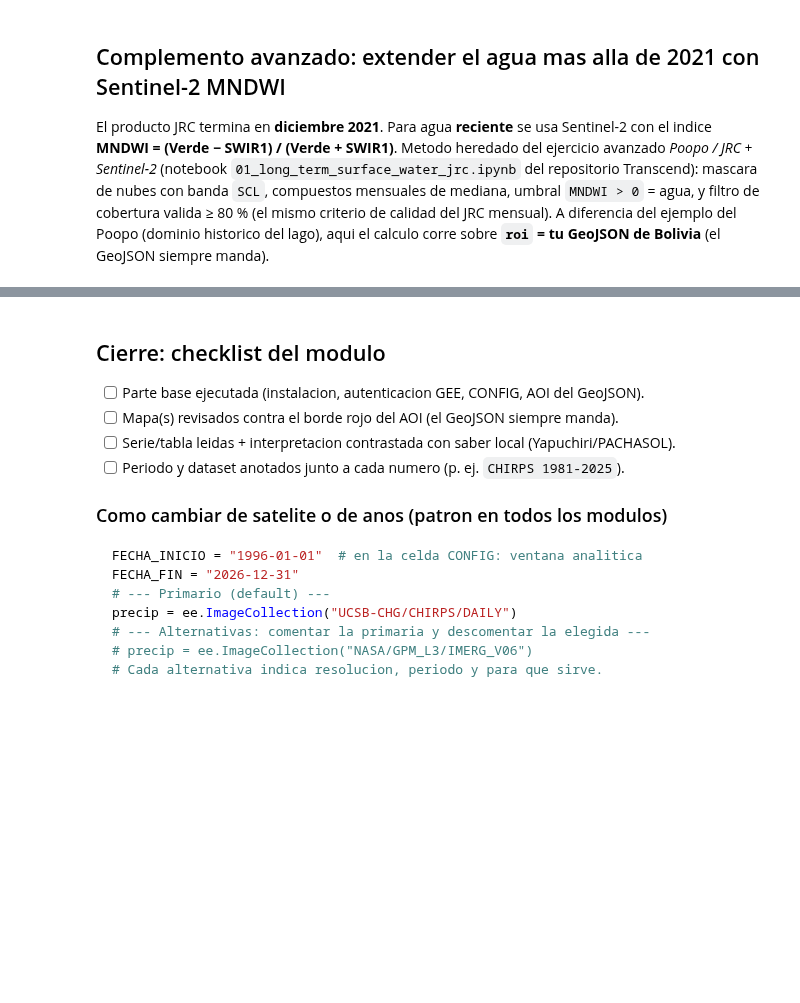
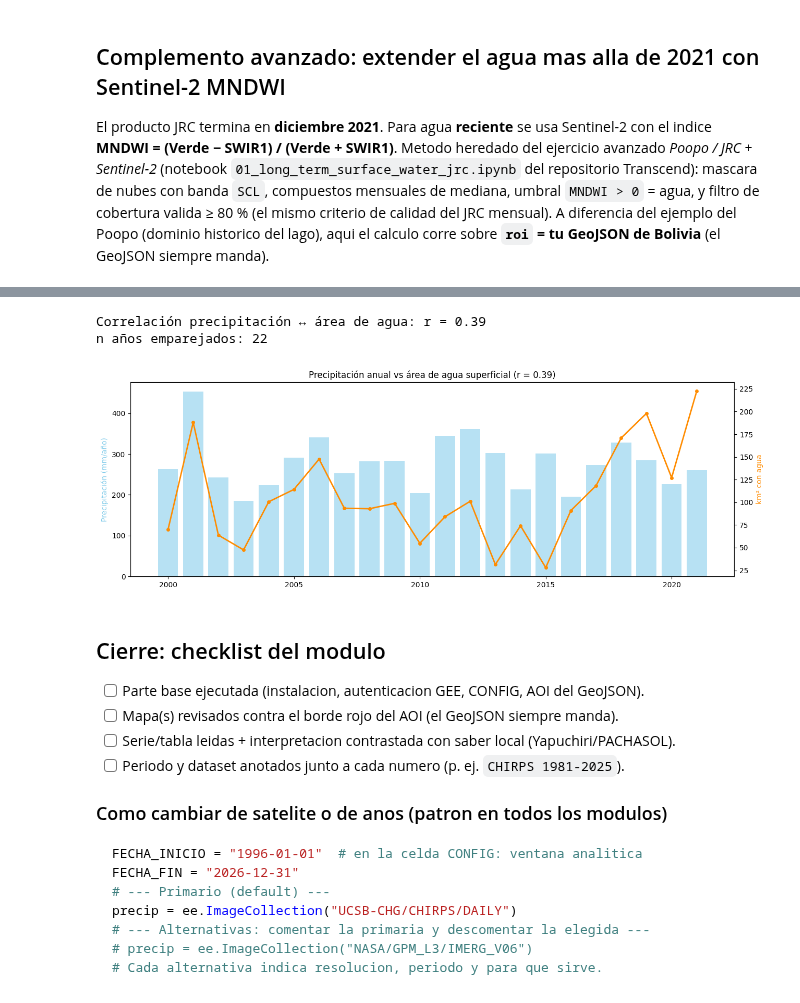
Before and after one commit to AGRIdigital-Climbat/PlantillaMapa, a Jupyter notebook: 08_Agua_Superficial/01_agua_superficial.ipynb, the cells around one changed output, grey strips where cells are left out. Cells and saved outputs as stored; diff of their text form; code cells hidden in the pictures; blank space fills up the shorter version.

```diff
--- a/08_Agua_Superficial/01_agua_superficial.ipynb
+++ b/08_Agua_Superficial/01_agua_superficial.ipynb
@@ -656,3 +858,29 @@ plt.legend(fontsize=8); plt.grid(alpha=0.3); plt.tight_layout(); plt.show()
+# %%
+# ============================================================
+# M8i: síntesis — precipitación vs área de agua
+# ============================================================
+precip_anual = (df_chirps.assign(anio=df_chirps["date"].dt.year)
+                .groupby("anio", as_index=False)["mm"].sum())
+
+# df_agua_anio viene de la celda M8.2 del notebook base
+merged = df_agua_anio.merge(precip_anual, on="anio", how="inner")
+corr = merged[["mm", "km2_agua"]].corr().iloc[0, 1]
+print(f"Correlación precipitación ↔ área de agua: r = {corr:.2f}")
+print(f"n años emparejados: {len(merged)}")
+
+fig, ax1 = plt.subplots(figsize=(13, 4.5))
+ax1.bar(merged["anio"], merged["mm"], color="skyblue", alpha=0.6)
+ax1.set_ylabel("Precipitación (mm/año)", color="skyblue")
+ax2 = ax1.twinx()
+ax2.plot(merged["anio"], merged["km2_agua"], color="darkorange",
+         lw=2, marker="o", ms=4)
+ax2.set_ylabel("km² con agua", color="darkorange")
+plt.title(f"Precipitación anual vs área de agua superficial (r = {corr:.2f})")
+plt.tight_layout(); plt.show()
+# %% [output]
+Correlación precipitación ↔ área de agua: r = 0.39
+n años emparejados: 22
+[figure, added]
 # %% [markdown]
 ## Cierre: checklist del modulo
 
```
Also changed, not shown: parts of 5 cells of this notebook.
